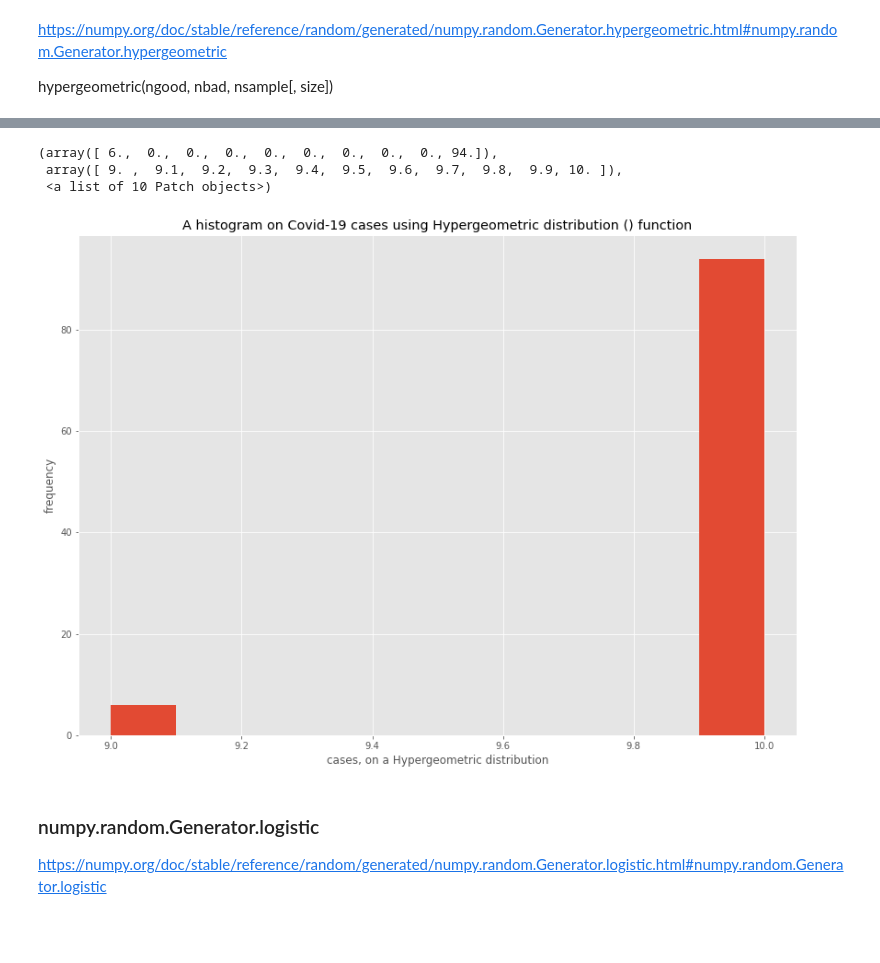
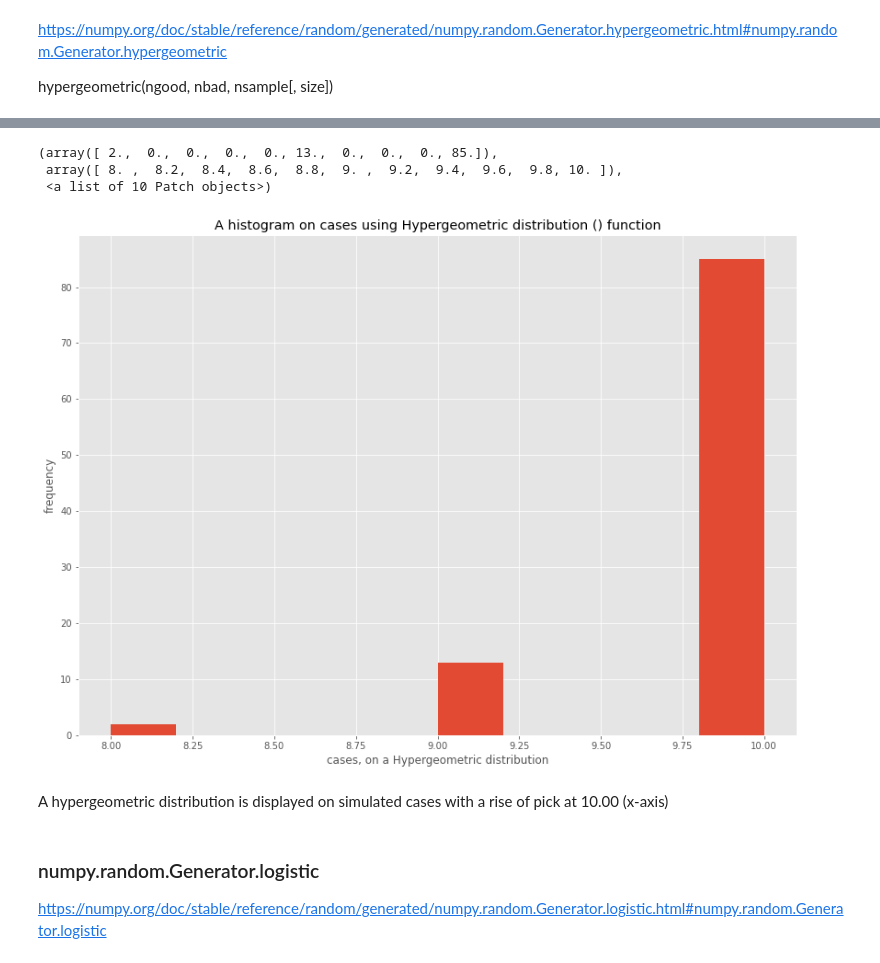
Before and after one commit to Samjean2020/progda2020-project, a Jupyter notebook: progda2020project.ipynb, the cells around one changed output, grey strips where cells are left out. Saved outputs shown, nothing was run; the diff lists cells and outputs as text; code cells hidden in the pictures; blank space fills up the shorter version.

```diff
--- a/progda2020project.ipynb
+++ b/progda2020project.ipynb
@@ -565,17 +572,19 @@ array([10, 10, 10, 10, 10, 10, 10, 10, 10, 10, 10, 10,  9, 10, 10, 10, 10,
       dtype=int64)
 # %%
 # Plot labels
-plt.title("A histogram on Covid-19 cases using Hypergeometric distribution () function")
+plt.title("A histogram on cases using Hypergeometric distribution () function")
 plt.xlabel("cases, on a Hypergeometric distribution")
 plt.ylabel("frequency")
 
 # Plot hist() function.
 hist(cases)
 # %% [output]
-(array([ 6.,  0.,  0.,  0.,  0.,  0.,  0.,  0.,  0., 94.]),
- array([ 9. ,  9.1,  9.2,  9.3,  9.4,  9.5,  9.6,  9.7,  9.8,  9.9, 10. ]),
+(array([ 2.,  0.,  0.,  0.,  0., 13.,  0.,  0.,  0., 85.]),
+ array([ 8. ,  8.2,  8.4,  8.6,  8.8,  9. ,  9.2,  9.4,  9.6,  9.8, 10. ]),
  <a list of 10 Patch objects>)
-[figure, old version]
+[figure, new version]
+# %% [markdown]
+A hypergeometric distribution is displayed on simulated cases with a rise of pick at 10.00 (x-axis)
 # %% [markdown]
 ### numpy.random.Generator.logistic
 https://numpy.org/doc/stable/reference/random/generated/numpy.random.Generator.logistic.html#numpy.random.Generator.logistic
```
Also changed, not shown: parts of 57 cells of this notebook.
